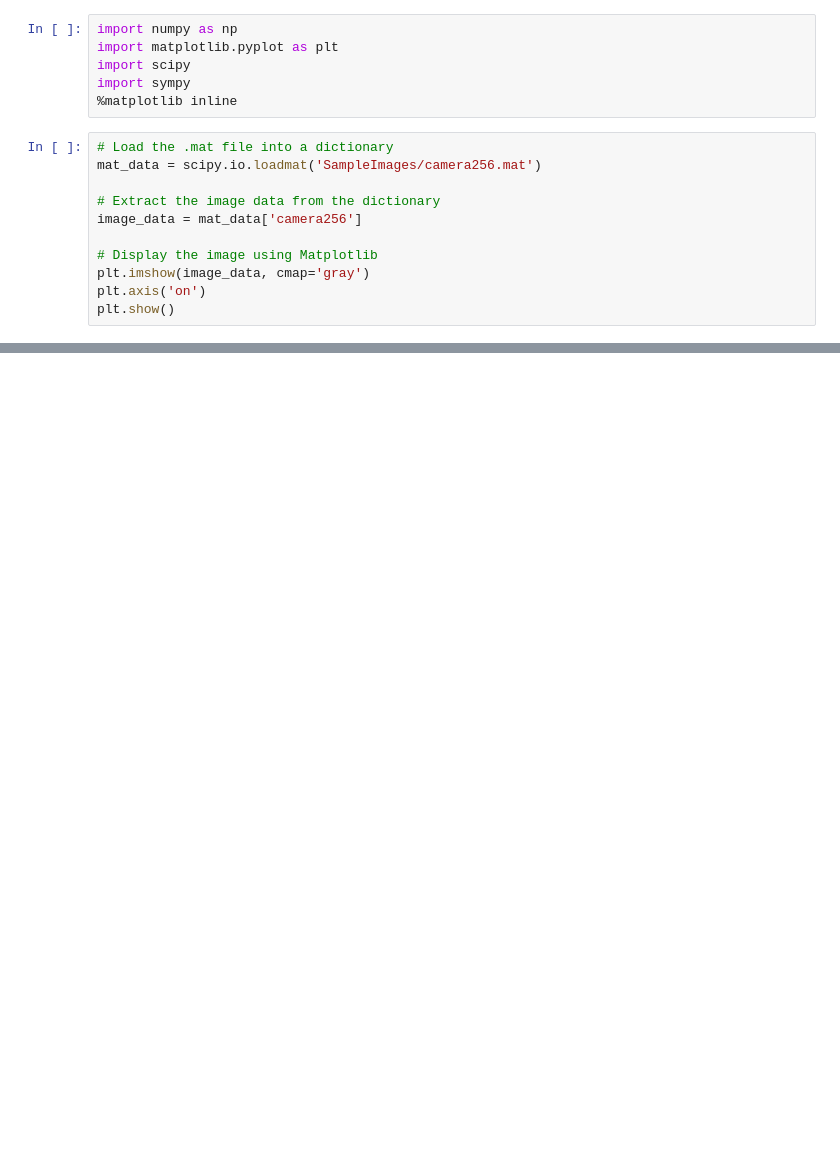
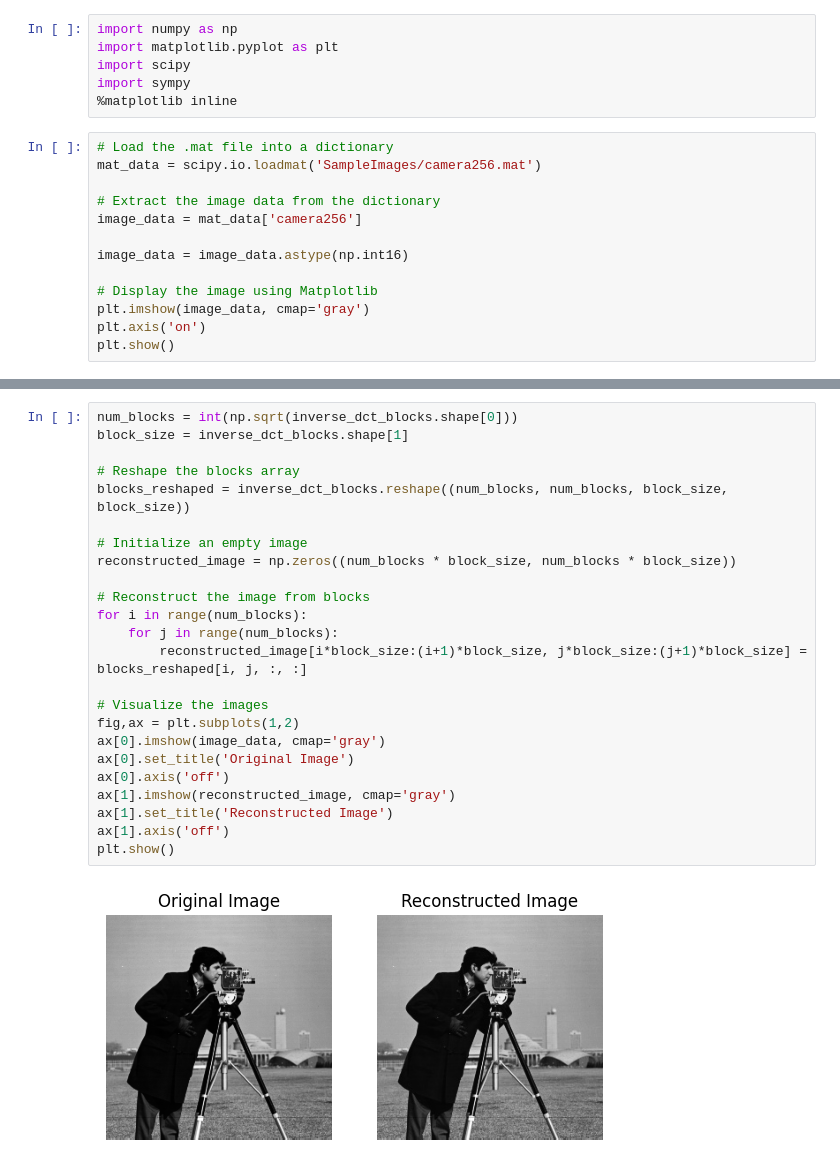
Before and after one commit to Vgr20/EN3551_Assignment_02, a Jupyter notebook: Assignment.ipynb, the cells around one changed output, grey strips where cells are left out. Drawn from its saved outputs; the diff is of its cells as text; blank space fills up the shorter version.

```diff
--- a/Assignment.ipynb
+++ b/Assignment.ipynb
@@ -11,6 +11,8 @@ mat_data = scipy.io.loadmat('SampleImages/camera256.mat')
 # Extract the image data from the dictionary
 image_data = mat_data['camera256']
 
+image_data = image_data.astype(np.int16)
+
 # Display the image using Matplotlib
 plt.imshow(image_data, cmap='gray')
 plt.axis('on')
@@ -49,0 +229,26 @@ quantization_matrix = np.array([[16, 11, 10, 16, 24, 40, 51, 61],
+# %%
+num_blocks = int(np.sqrt(inverse_dct_blocks.shape[0]))
+block_size = inverse_dct_blocks.shape[1]
+
+# Reshape the blocks array
+blocks_reshaped = inverse_dct_blocks.reshape((num_blocks, num_blocks, block_size, block_size))
+
+# Initialize an empty image
+reconstructed_image = np.zeros((num_blocks * block_size, num_blocks * block_size))
+
+# Reconstruct the image from blocks
+for i in range(num_blocks):
+    for j in range(num_blocks):
+        reconstructed_image[i*block_size:(i+1)*block_size, j*block_size:(j+1)*block_size] = blocks_reshaped[i, j, :, :]
+
+# Visualize the images
+fig,ax = plt.subplots(1,2)
+ax[0].imshow(image_data, cmap='gray')
+ax[0].set_title('Original Image')
+ax[0].axis('off')
+ax[1].imshow(reconstructed_image, cmap='gray')
+ax[1].set_title('Reconstructed Image')
+ax[1].axis('off')
+plt.show()
+# %% [output]
+[figure, added]
```
Also changed, not shown: parts of 7 cells of this notebook, 1 other file.
